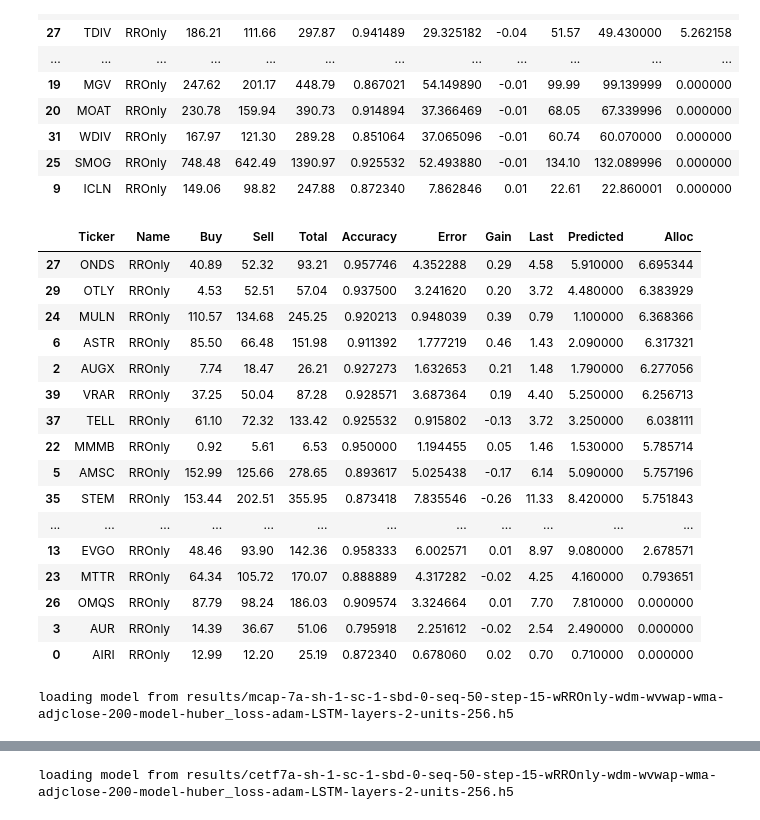
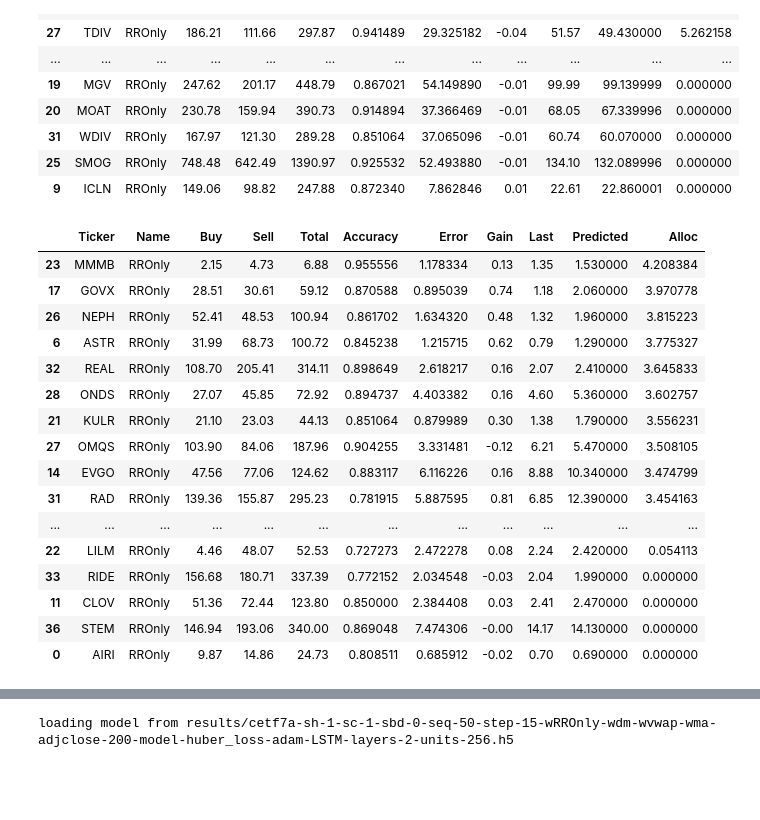
Before and after one commit to ahsank/runml, a Jupyter notebook: StockML.ipynb, the cells around one changed output, grey strips where cells are left out. Cells and saved outputs as stored; diff of their text form; code cells hidden in the pictures; blank space fills up the shorter version.

```diff
--- a/StockML.ipynb
+++ b/StockML.ipynb
@@ -134,29 +128,29 @@ tickers3 = [ 'AIRI', 'APRN', 'AUGX', 'AUR', 'AHT', 'AMSC', 'ASTR', 'ATOM',
 mod = pipeline.RateReturnOnly(
     pipeline.FeatureSeq([pipeline.AddDayMonth(), pipeline.AddVWap(), pipeline.AddMA(200)]))
 # mod = pipeline.RateReturnOnly(pipeline.AddDayMonth())
-df3 = pipeline.runModelCombined(tickers3, 'vols7b', mod, True)[0]
+df3 = pipeline.runModelCombined(tickers3, 'vols7b', mod, False)[0]
 # %%
 # df3.sort_values('Gain', ascending=False)
-addAlloc(df3, 0.14, 1)
+addAlloc(df3, 0.21, 1)
 df3.sort_values('Alloc', ascending=False)
 # %% [output]
 |  | Ticker | Name | Buy | Sell | Total | Accuracy | Error | Gain | Last | Predicted | Alloc |
-| 27 | ONDS | RROnly | 40.89 | 52.32 | 93.21 | 0.957746 | 4.352288 | 0.29 | 4.58 | 5.910000 | 6.695344 |
-| 29 | OTLY | RROnly | 4.53 | 52.51 | 57.04 | 0.937500 | 3.241620 | 0.20 | 3.72 | 4.480000 | 6.383929 |
-| 24 | MULN | RROnly | 110.57 | 134.68 | 245.25 | 0.920213 | 0.948039 | 0.39 | 0.79 | 1.100000 | 6.368366 |
-| 6 | ASTR | RROnly | 85.50 | 66.48 | 151.98 | 0.911392 | 1.777219 | 0.46 | 1.43 | 2.090000 | 6.317321 |
-| 2 | AUGX | RROnly | 7.74 | 18.47 | 26.21 | 0.927273 | 1.632653 | 0.21 | 1.48 | 1.790000 | 6.277056 |
-| 39 | VRAR | RROnly | 37.25 | 50.04 | 87.28 | 0.928571 | 3.687364 | 0.19 | 4.40 | 5.250000 | 6.256713 |
-| 37 | TELL | RROnly | 61.10 | 72.32 | 133.42 | 0.925532 | 0.915802 | -0.13 | 3.72 | 3.250000 | 6.038111 |
-| 22 | MMMB | RROnly | 0.92 | 5.61 | 6.53 | 0.950000 | 1.194455 | 0.05 | 1.46 | 1.530000 | 5.785714 |
-| 5 | AMSC | RROnly | 152.99 | 125.66 | 278.65 | 0.893617 | 5.025438 | -0.17 | 6.14 | 5.090000 | 5.757196 |
-| 35 | STEM | RROnly | 153.44 | 202.51 | 355.95 | 0.873418 | 7.835546 | -0.26 | 11.33 | 8.420000 | 5.751843 |
+| 23 | MMMB | RROnly | 2.15 | 4.73 | 6.88 | 0.955556 | 1.178334 | 0.13 | 1.35 | 1.530000 | 4.208384 |
+| 17 | GOVX | RROnly | 28.51 | 30.61 | 59.12 | 0.870588 | 0.895039 | 0.74 | 1.18 | 2.060000 | 3.970778 |
+| 26 | NEPH | RROnly | 52.41 | 48.53 | 100.94 | 0.861702 | 1.634320 | 0.48 | 1.32 | 1.960000 | 3.815223 |
+| 6 | ASTR | RROnly | 31.99 | 68.73 | 100.72 | 0.845238 | 1.215715 | 0.62 | 0.79 | 1.290000 | 3.775327 |
+| 32 | REAL | RROnly | 108.70 | 205.41 | 314.11 | 0.898649 | 2.618217 | 0.16 | 2.07 | 2.410000 | 3.645833 |
+| 28 | ONDS | RROnly | 27.07 | 45.85 | 72.92 | 0.894737 | 4.403382 | 0.16 | 4.60 | 5.360000 | 3.602757 |
+| 21 | KULR | RROnly | 21.10 | 23.03 | 44.13 | 0.851064 | 0.879989 | 0.30 | 1.38 | 1.790000 | 3.556231 |
+| 27 | OMQS | RROnly | 103.90 | 84.06 | 187.96 | 0.904255 | 3.331481 | -0.12 | 6.21 | 5.470000 | 3.508105 |
+| 14 | EVGO | RROnly | 47.56 | 77.06 | 124.62 | 0.883117 | 6.116226 | 0.16 | 8.88 | 10.340000 | 3.474799 |
+| 31 | RAD | RROnly | 139.36 | 155.87 | 295.23 | 0.781915 | 5.887595 | 0.81 | 6.85 | 12.390000 | 3.454163 |
 | ... | ... | ... | ... | ... | ... | ... | ... | ... | ... | ... | ... |
-| 13 | EVGO | RROnly | 48.46 | 93.90 | 142.36 | 0.958333 | 6.002571 | 0.01 | 8.97 | 9.080000 | 2.678571 |
-| 23 | MTTR | RROnly | 64.34 | 105.72 | 170.07 | 0.888889 | 4.317282 | -0.02 | 4.25 | 4.160000 | 0.793651 |
-| 26 | OMQS | RROnly | 87.79 | 98.24 | 186.03 | 0.909574 | 3.324664 | 0.01 | 7.70 | 7.810000 | 0.000000 |
-| 3 | AUR | RROnly | 14.39 | 36.67 | 51.06 | 0.795918 | 2.251612 | -0.02 | 2.54 | 2.490000 | 0.000000 |
-| 0 | AIRI | RROnly | 12.99 | 12.20 | 25.19 | 0.872340 | 0.678060 | 0.02 | 0.70 | 0.710000 | 0.000000 |
+| 22 | LILM | RROnly | 4.46 | 48.07 | 52.53 | 0.727273 | 2.472278 | 0.08 | 2.24 | 2.420000 | 0.054113 |
+| 33 | RIDE | RROnly | 156.68 | 180.71 | 337.39 | 0.772152 | 2.034548 | -0.03 | 2.04 | 1.990000 | 0.000000 |
+| 11 | CLOV | RROnly | 51.36 | 72.44 | 123.80 | 0.850000 | 2.384408 | 0.03 | 2.41 | 2.470000 | 0.000000 |
+| 36 | STEM | RROnly | 146.94 | 193.06 | 340.00 | 0.869048 | 7.474306 | -0.00 | 14.17 | 14.130000 | 0.000000 |
+| 0 | AIRI | RROnly | 9.87 | 14.86 | 24.73 | 0.808511 | 0.685912 | -0.02 | 0.70 | 0.690000 | 0.000000 |
 # %%
 findata.EPOCHS=200
 tickers4 = ['AAPL', 'ACN', 'ADBE', 'AMD', 'AMZN', 'AVGO', 'BA', 'BKNG', 'BRK-B',
@@ -166,9 +160,7 @@ tickers4 = ['AAPL', 'ACN', 'ADBE', 'AMD', 'AMZN', 'AVGO', 'BA', 'BKNG', 'BRK-B',
             'ORCL', 'PYPL', 'QCOM', 'SBUX', 'TMO', 'TSLA', 'TXN', 'UNH']
 mod4 = pipeline.RateReturnOnly(
     pipeline.FeatureSeq([pipeline.AddDayMonth(), pipeline.AddVWap(), pipeline.AddMA(200)]))
-df4 = pipeline.runModelCombined(tickers4, 'mcap-7a', mod4, False)[0]
+df4 = pipeline.runModelCombined(tickers4, 'mcap-9a', mod4, True)[0]
-# %% [output]
-loading model from results/mcap-7a-sh-1-sc-1-sbd-0-seq-50-step-15-wRROnly-wdm-wvwap-wma-adjclose-200-model-huber_loss-adam-LSTM-layers-2-units-256.h5
 # %%
 # df4.sort_values('Gain', ascending=False)
 addAlloc(df4, 0.14, 1)
```
Also changed, not shown: parts of 3 cells of this notebook.
